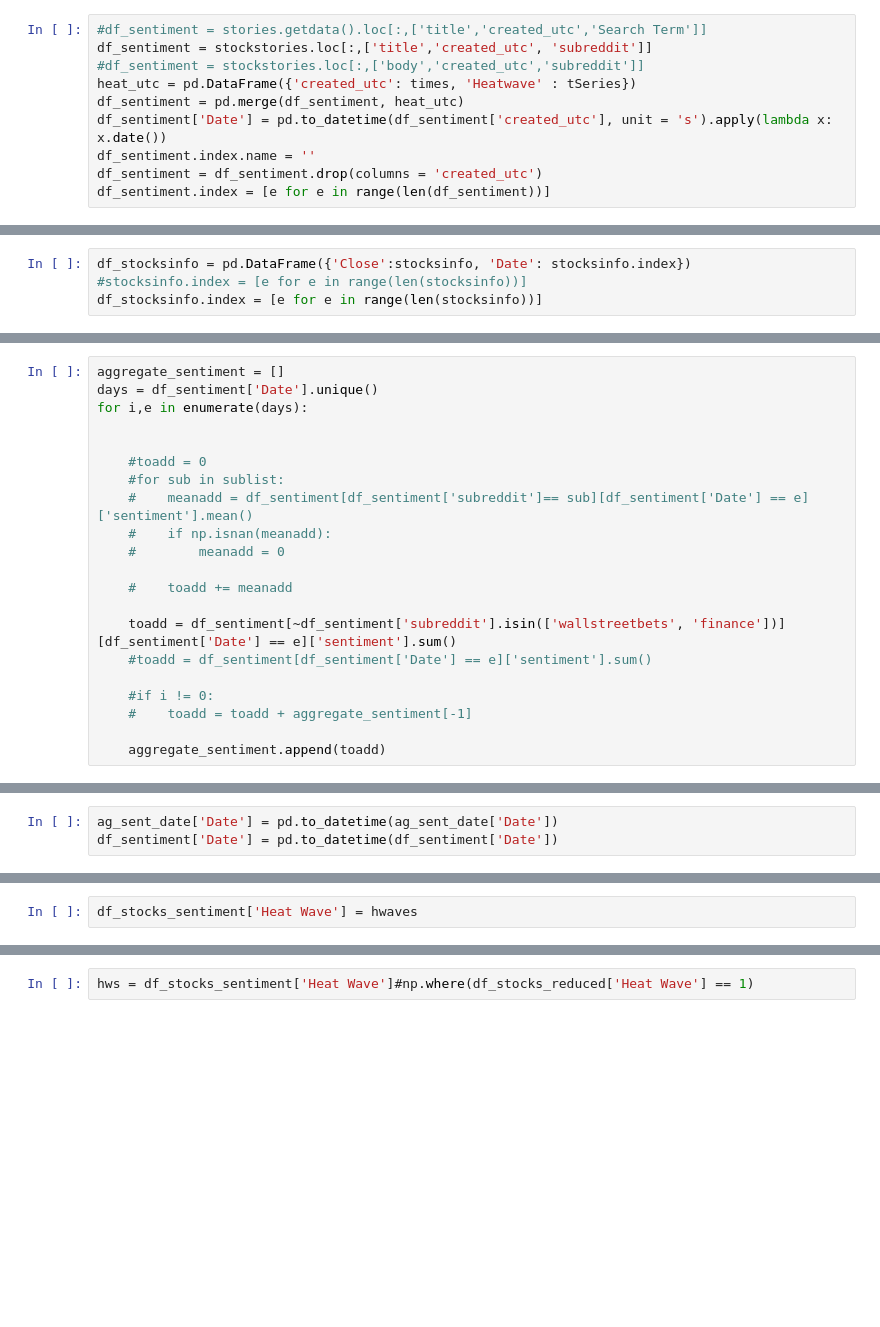
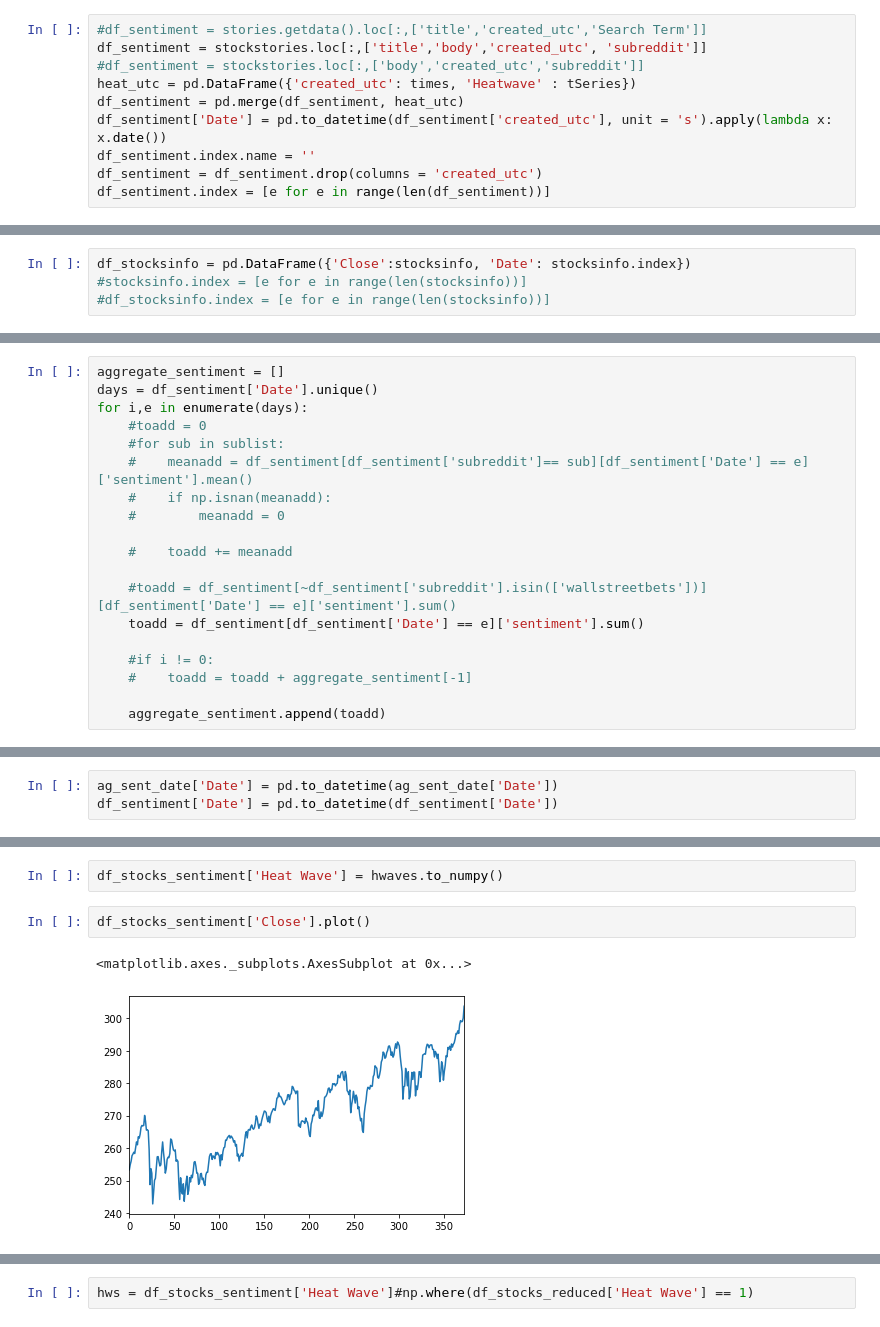
Before and after one commit to rubenkerkhofs/modern-data-analytics, a Jupyter notebook: RedditScrape.ipynb, the cells around one changed output, grey strips where cells are left out. Cells and saved outputs as stored; diff of their text form; blank space fills up the shorter version.

```diff
--- a/RedditScrape.ipynb
+++ b/RedditScrape.ipynb
@@ -319,6 +317,6 @@ pd.DataFrame({'Times': pd.to_datetime(times, unit = 's'), 'Heatwave' : tSeries})
 # %%
 #df_sentiment = stories.getdata().loc[:,['title','created_utc','Search Term']]
-df_sentiment = stockstories.loc[:,['title','created_utc', 'subreddit']]
+df_sentiment = stockstories.loc[:,['title','body','created_utc', 'subreddit']]
 #df_sentiment = stockstories.loc[:,['body','created_utc','subreddit']]
 heat_utc = pd.DataFrame({'created_utc': times, 'Heatwave' : tSeries})
 df_sentiment = pd.merge(df_sentiment, heat_utc)
@@ -384,15 +390,13 @@ stocksinfo = si.get_data('SPY', start_date = start, end_date = stop)['adjclose']
 # %%
 df_stocksinfo = pd.DataFrame({'Close':stocksinfo, 'Date': stocksinfo.index})
 #stocksinfo.index = [e for e in range(len(stocksinfo))]
-df_stocksinfo.index = [e for e in range(len(stocksinfo))]
+#df_stocksinfo.index = [e for e in range(len(stocksinfo))]
 # %%
 df_sentiment = df_sentiment.sort_values(by = 'Date')
 # %%
 aggregate_sentiment = []
 days = df_sentiment['Date'].unique()
 for i,e in enumerate(days):
-
-
     #toadd = 0
     #for sub in sublist:
     #    meanadd = df_sentiment[df_sentiment['subreddit']== sub][df_sentiment['Date'] == e]['sentiment'].mean()
@@ -401,8 +405,8 @@ for i,e in enumerate(days):
 
     #    toadd += meanadd
 
-    toadd = df_sentiment[~df_sentiment['subreddit'].isin(['wallstreetbets', 'finance'])][df_sentiment['Date'] == e]['sentiment'].sum()
-    #toadd = df_sentiment[df_sentiment['Date'] == e]['sentiment'].sum()
+    #toadd = df_sentiment[~df_sentiment['subreddit'].isin(['wallstreetbets'])][df_sentiment['Date'] == e]['sentiment'].sum()
+    toadd = df_sentiment[df_sentiment['Date'] == e]['sentiment'].sum()
 
     #if i != 0:
     #    toadd = toadd + aggregate_sentiment[-1]
@@ -429,5 +454,10 @@ hwaves
 # %%
-df_stocks_sentiment['Heat Wave'] = hwaves
+df_stocks_sentiment['Heat Wave'] = hwaves.to_numpy()
+# %%
+df_stocks_sentiment['Close'].plot()
+# %% [output]
+<matplotlib.axes._subplots.AxesSubplot at 0x...>
+[figure, added]
 # %%
 
 fig, ax = plt.subplots()
```
Also changed, not shown: parts of 67 cells of this notebook, 2 other files.
